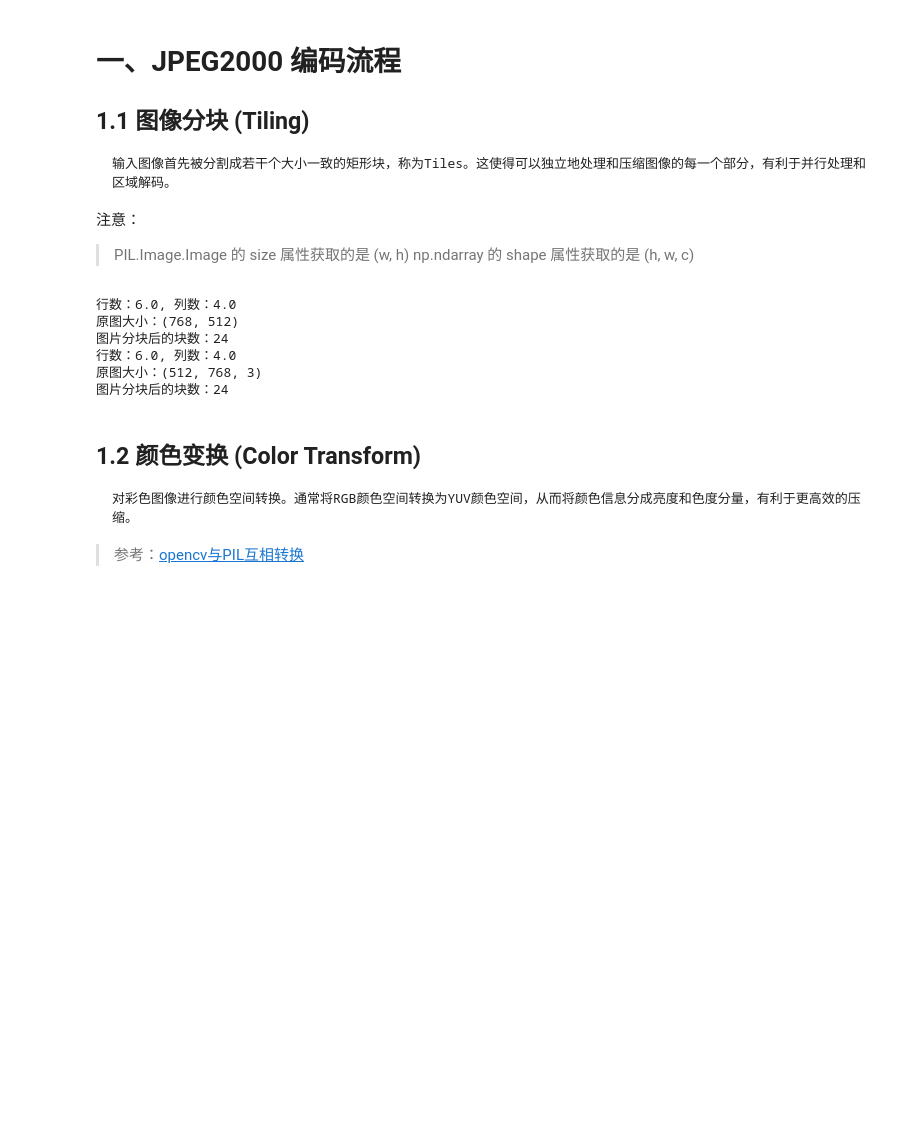
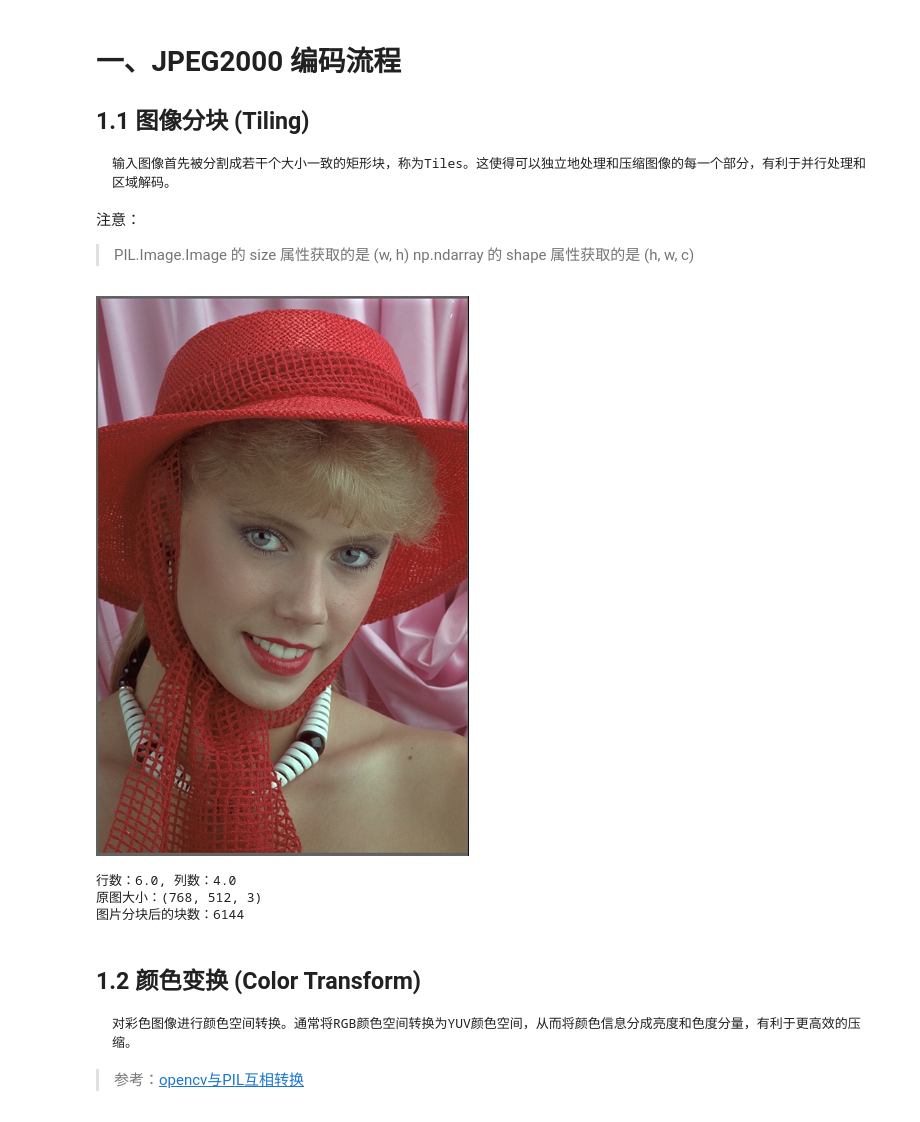
Before and after one commit to Mech-Who/JP2K_encoder_decoder_system, a Jupyter notebook: jpeg2k.ipynb, the cells around one changed output. Cells and saved outputs as stored; diff of their text form; code cells hidden in the pictures; blank space fills up the shorter version.

```diff
--- a/jpeg2k.ipynb
+++ b/jpeg2k.ipynb
@@ -34,6 +37,7 @@ InteractiveShell.ast_node_interactivity = "all"
 BYTE_LENGTH = 4
 BYTE_BIT = BYTE_LENGTH * 8
 Q_FACTOR = 5
+TILE_SIZE = 8
 # %% [markdown]
 # 一、JPEG2000 编码流程
 
@@ -91,26 +95,20 @@ def tile_np_image(image, tile_size):
 
     return tiles
 # %%
-image = Image.open('./img/src_img/kodim01.png').convert('RGB')  # 读取灰度图像
-tiles = tile_pil_image(image, 128)  # 将图像分割成128x128的块
-print(f"行数：{768/128}, 列数：{512/128}")
-print(f"原图大小：{image.size}")
-print(f"图片分块后的块数：{len(tiles)}")
-# for id, tile in enumerate(tiles):
-#     print(f"第{id}块图块，大小为{tile.size}")
+cv_img = cv2.imread('./img/src_img/kodim04.png')
 
-cv_img = cv2.imread('./img/src_img/kodim01.png')
-cv_tiles = tile_np_image(cv_img, 128)
+image_shape = cv_img.shape[:2]
+
+utils.np2pil(cv_img)
+cv_tiles = tile_np_image(cv_img, TILE_SIZE)
 print(f"行数：{768/128}, 列数：{512/128}")
 print(f"原图大小：{cv_img.shape}")
 print(f"图片分块后的块数：{len(cv_tiles)}")
 # %% [output]
+[figure, added]
 行数：6.0, 列数：4.0
-原图大小：(768, 512)
-图片分块后的块数：24
-行数：6.0, 列数：4.0
-原图大小：(512, 768, 3)
-图片分块后的块数：24
+原图大小：(768, 512, 3)
+图片分块后的块数：6144
 # %% [markdown]
 ## 1.2 颜色变换 (Color Transform)
 
```
Also changed, not shown: parts of 32 cells of this notebook.
